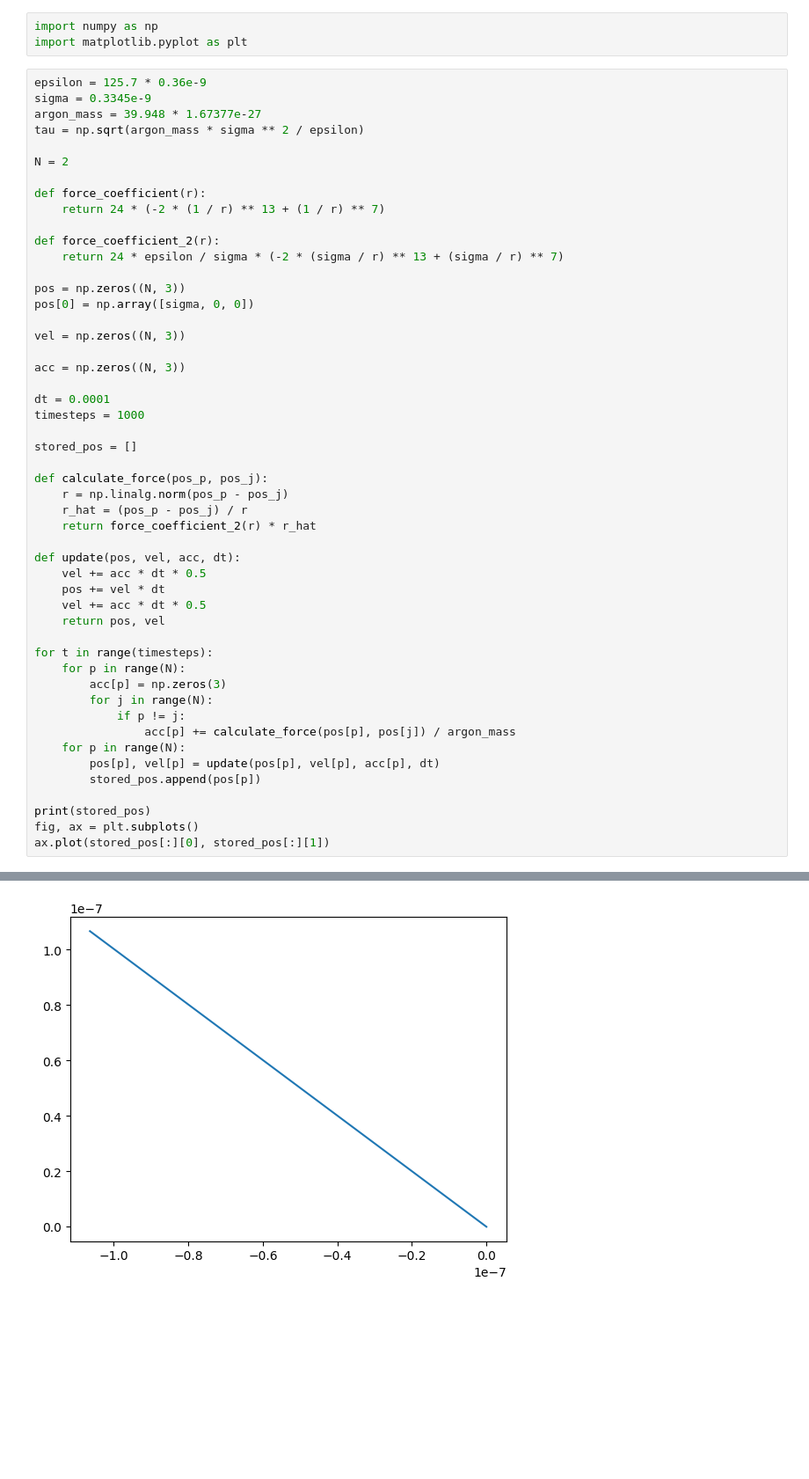
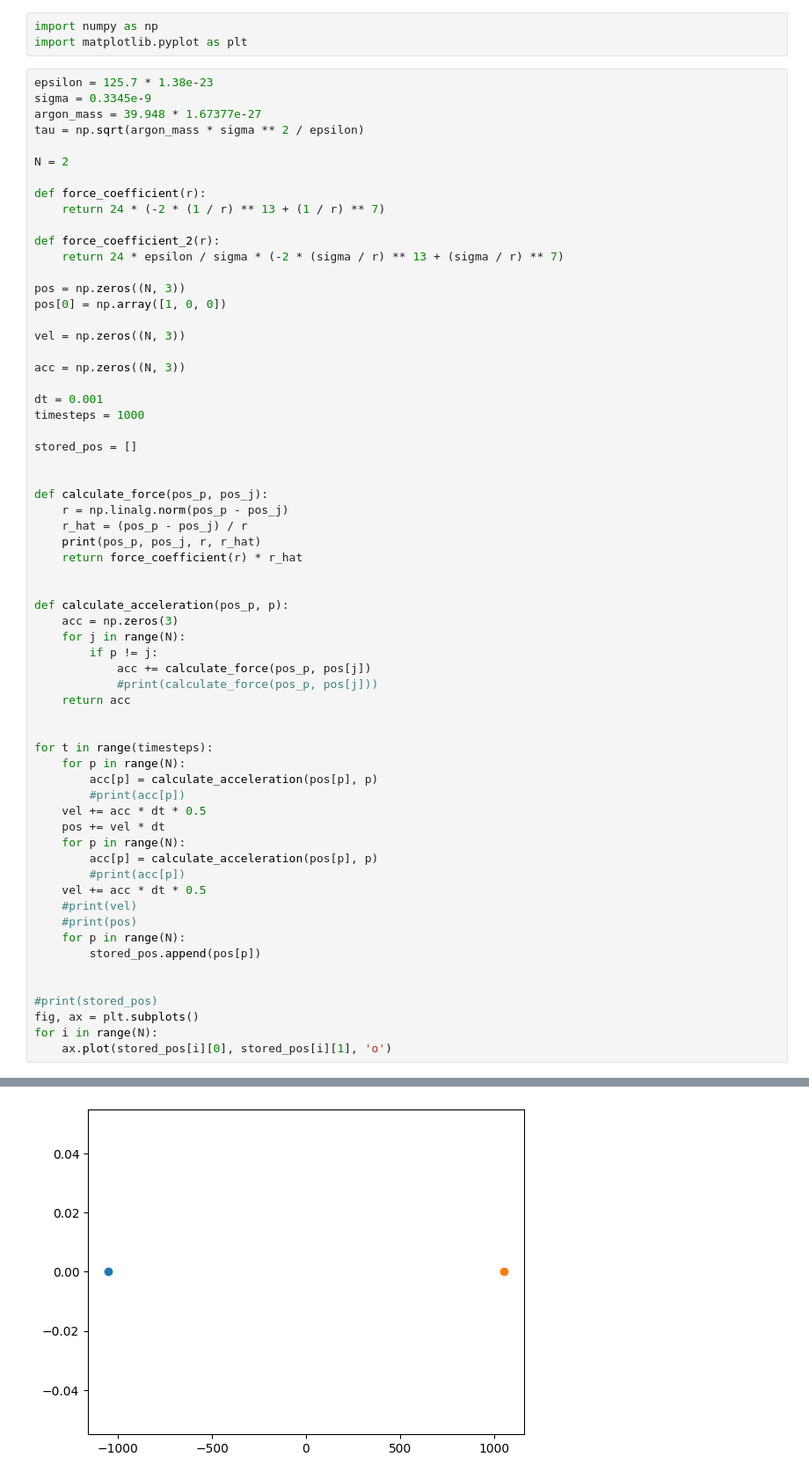
Before and after one commit to petesiharath/particle_simulation, a Jupyter notebook: nbody.ipynb, the cells around one changed output, grey strips where cells are left out. Shown at 88% size. Saved outputs shown, nothing was run; the diff lists cells and outputs as text; blank space fills up the shorter version.

Commit message:
fix calculate acceleration

```diff
--- a/nbody.ipynb
+++ b/nbody.ipynb
@@ -4,7 +4,7 @@
 import numpy as np
 import matplotlib.pyplot as plt
 # %%
-epsilon = 125.7 * 0.36e-9
+epsilon = 125.7 * 1.38e-23
 sigma = 0.3345e-9
 argon_mass = 39.948 * 1.67377e-27
 tau = np.sqrt(argon_mass * sigma ** 2 / epsilon)
@@ -18,39 +18,52 @@ def force_coefficient_2(r):
     return 24 * epsilon / sigma * (-2 * (sigma / r) ** 13 + (sigma / r) ** 7)
 
 pos = np.zeros((N, 3))
-pos[0] = np.array([sigma, 0, 0])
+pos[0] = np.array([1, 0, 0])
 
 vel = np.zeros((N, 3))
 
 acc = np.zeros((N, 3))
 
-dt = 0.0001
+dt = 0.001
 timesteps = 1000
 
 stored_pos = []
 
+
 def calculate_force(pos_p, pos_j):
     r = np.linalg.norm(pos_p - pos_j)
     r_hat = (pos_p - pos_j) / r
-    return force_coefficient_2(r) * r_hat
+    print(pos_p, pos_j, r, r_hat)
+    return force_coefficient(r) * r_hat
 
-def update(pos, vel, acc, dt):
-    vel += acc * dt * 0.5
-    pos += vel * dt
-    vel += acc * dt * 0.5
-    return pos, vel
+
+def calculate_acceleration(pos_p, p):
+    acc = np.zeros(3)
+    for j in range(N):
+        if p != j:
+            acc += calculate_force(pos_p, pos[j])
+            #print(calculate_force(pos_p, pos[j]))
+    return acc
+
 
 for t in range(timesteps):
     for p in range(N):
-        acc[p] = np.zeros(3)
-        for j in range(N):
-            if p != j:
-                acc[p] += calculate_force(pos[p], pos[j]) / argon_mass
+        acc[p] = calculate_acceleration(pos[p], p)
+        #print(acc[p])
+    vel += acc * dt * 0.5
+    pos += vel * dt
     for p in range(N):
-        pos[p], vel[p] = update(pos[p], vel[p], acc[p], dt)
+        acc[p] = calculate_acceleration(pos[p], p)
+        #print(acc[p])
+    vel += acc * dt * 0.5
+    #print(vel)
+    #print(pos)
+    for p in range(N):
         stored_pos.append(pos[p])
 
-print(stored_pos)
+
+#print(stored_pos)
 fig, ax = plt.subplots()
-ax.plot(stored_pos[:][0], stored_pos[:][1])
+for i in range(N):
+    ax.plot(stored_pos[i][0], stored_pos[i][1], 'o')
 # %% [output]
@@ -59 +87 @@ ax.plot(stored_pos[:][0], stored_pos[:][1])
-[figure, old version]
+[figure, new version]
```
Also changed, not shown: parts of 1 cell of this notebook.
